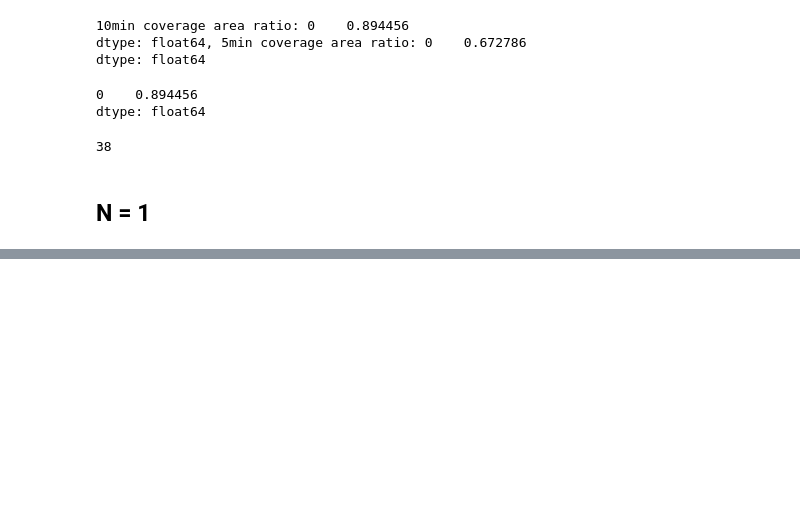
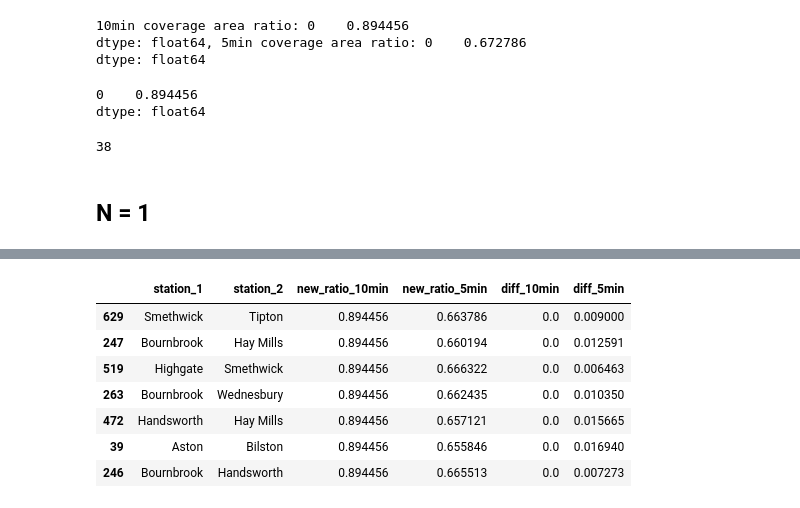
Before and after one commit to BohaoSuCC/CASADataHackathon, a Jupyter notebook: test.ipynb, the cells around one changed output, grey strips where cells are left out. Saved outputs shown, nothing was run; the diff lists cells and outputs as text; code cells hidden in the pictures; blank space fills up the shorter version.

```diff
--- a/test.ipynb
+++ b/test.ipynb
@@ -383,0 +373,5 @@ n1_result
+# %%
+# convert the station_combinations_2 list to a DataFrame
+station_combinations_2_df = pd.DataFrame(station_combinations_2, columns=['station_1', 'station_2'])
+station_combinations_2_df['new_ratio_10min'] = 0.0
+station_combinations_2_df['new_ratio_5min'] = 0.0
@@ -383,0 +433,15 @@ n1_result
+# %%
+n2_result = station_combinations_2_df.copy()
+
+# order the result by the 'diff_5min' column in descending order
+n2_result = n2_result.sort_values(by='diff_10min', ascending=True)
+n2_result.head(7)
+# %% [output]
+|  | station_1 | station_2 | new_ratio_10min | new_ratio_5min | diff_10min | diff_5min |
+| 629 | Smethwick | Tipton | 0.894456 | 0.663786 | 0.0 | 0.009000 |
+| 247 | Bournbrook | Hay Mills | 0.894456 | 0.660194 | 0.0 | 0.012591 |
+| 519 | Highgate | Smethwick | 0.894456 | 0.666322 | 0.0 | 0.006463 |
+| 263 | Bournbrook | Wednesbury | 0.894456 | 0.662435 | 0.0 | 0.010350 |
+| 472 | Handsworth | Hay Mills | 0.894456 | 0.657121 | 0.0 | 0.015665 |
+| 39 | Aston | Bilston | 0.894456 | 0.655846 | 0.0 | 0.016940 |
+| 246 | Bournbrook | Handsworth | 0.894456 | 0.665513 | 0.0 | 0.007273 |
```
Also changed, not shown: parts of 14 cells of this notebook, 1 other file.
